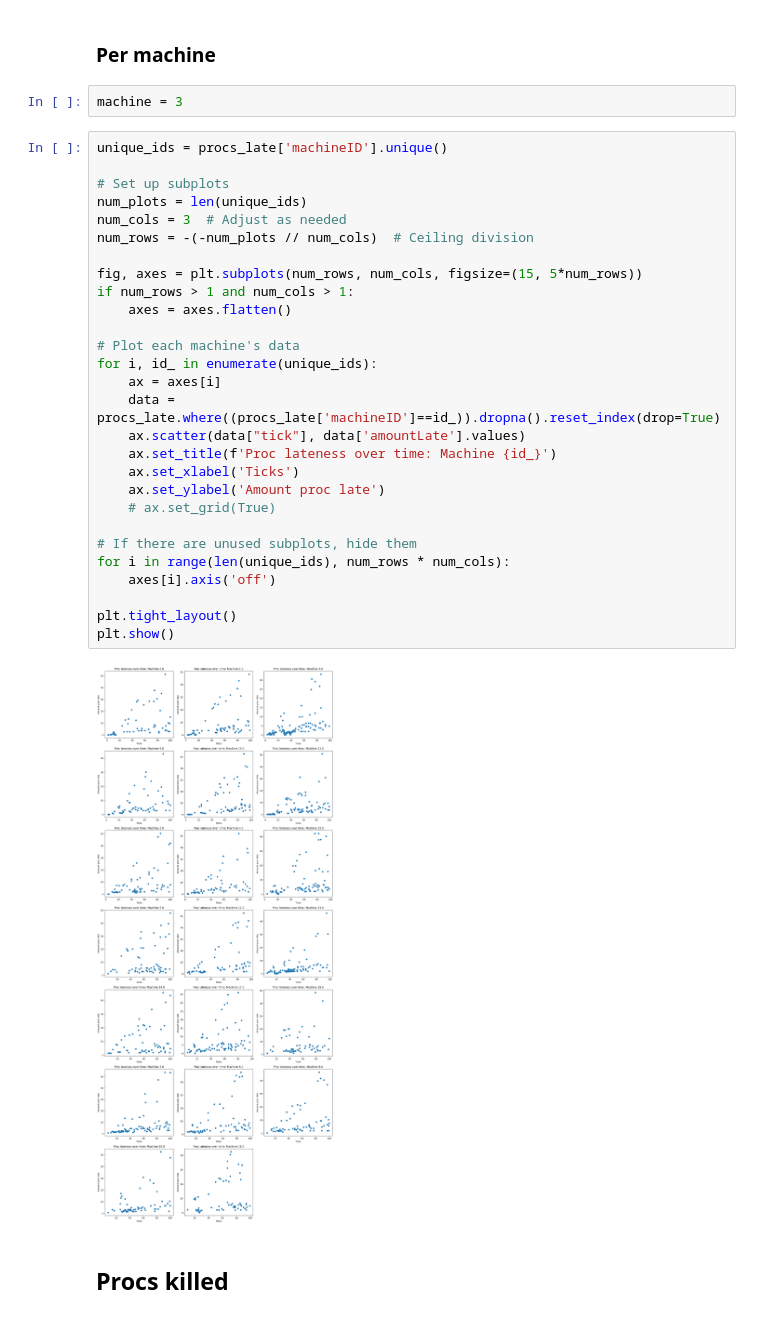
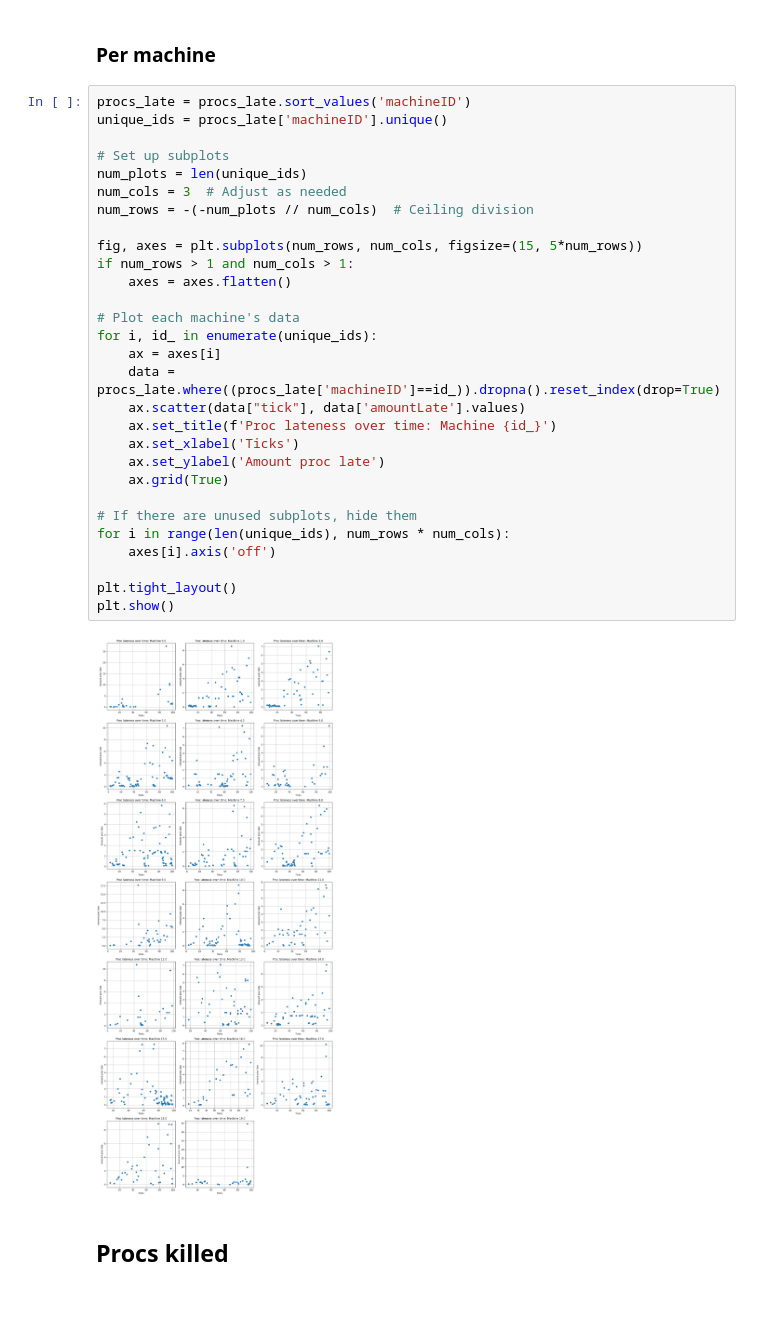
Before and after one commit to hannahmanuela/scheduler-simulator, a Jupyter notebook: results/analyze_output.ipynb, the cells around one changed output. Cells and saved outputs as stored; diff of their text form.

```diff
--- a/results/analyze_output.ipynb
+++ b/results/analyze_output.ipynb
@@ -56,37 +43,36 @@ plt.show()
 # %% [markdown]
 ### Per machine
-# %%
-machine = 3
 # %%
+procs_late = procs_late.sort_values('machineID')
 unique_ids = procs_late['machineID'].unique()
 
 # Set up subplots
 num_plots = len(unique_ids)
 num_cols = 3  # Adjust as needed
 num_rows = -(-num_plots // num_cols)  # Ceiling division
 
 fig, axes = plt.subplots(num_rows, num_cols, figsize=(15, 5*num_rows))
 if num_rows > 1 and num_cols > 1:
     axes = axes.flatten()
 
 # Plot each machine's data
 for i, id_ in enumerate(unique_ids):
     ax = axes[i]
     data = procs_late.where((procs_late['machineID']==id_)).dropna().reset_index(drop=True)
     ax.scatter(data["tick"], data['amountLate'].values)
     ax.set_title(f'Proc lateness over time: Machine {id_}')
     ax.set_xlabel('Ticks')
     ax.set_ylabel('Amount proc late')
-    # ax.set_grid(True)
+    ax.grid(True)
 
 # If there are unused subplots, hide them
 for i in range(len(unique_ids), num_rows * num_cols):
     axes[i].axis('off')
 
 plt.tight_layout()
 plt.show()
 # %% [output]
-[figure, old version]
+[figure, new version]
 # %% [markdown]
 ## Procs killed
 # %% [markdown]
```
Also changed, not shown: parts of 15 cells of this notebook, 8 other files.
